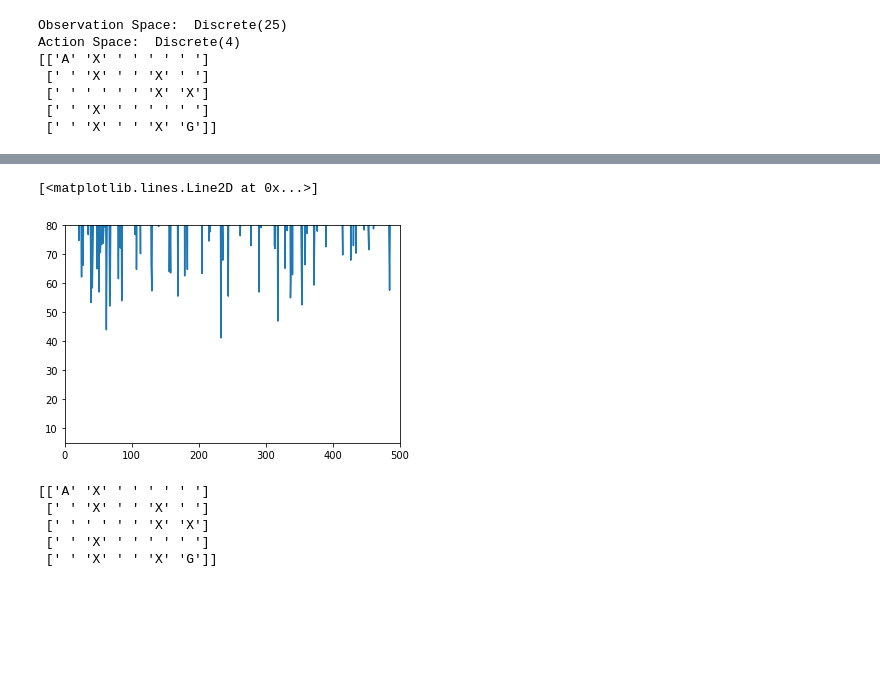
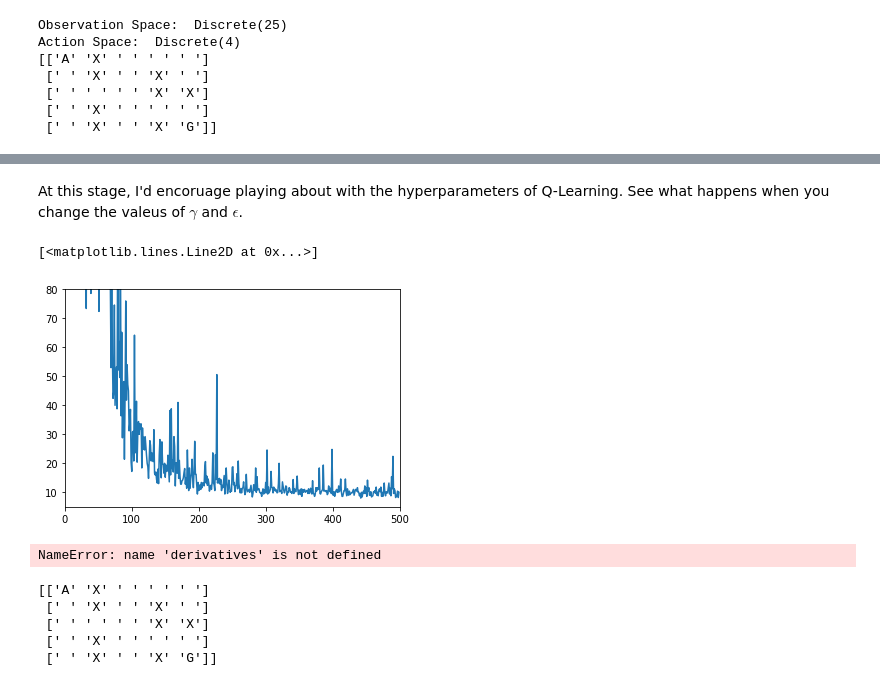
Before and after one commit to adamprice97/RLMasterClass, a Jupyter notebook: BasicRLAlgorithms.ipynb, the cells around one changed output, grey strips where cells are left out. Cells and saved outputs as stored; diff of their text form; code cells hidden in the pictures; blank space fills up the shorter version.

```diff
--- a/BasicRLAlgorithms.ipynb
+++ b/BasicRLAlgorithms.ipynb
@@ -76,0 +138,11 @@ Lets take a closer look at what is going on here.
+# %%
+step_counter = 0
+state = q_solver.env.reset()
+done = False
+while not done:
+    #get an action from the policy
+    action = q_solver.policy(state['state'], q_solver.q_table, q_solver.epsilon)
+    #apply the action in the environment and get the update state from the env
+    state, reward, done, _, _ = maze_env.step(action)
+    step_counter += 1
+print('Goal reached after ' + str(step_counter) + ' steps.')
@@ -91,5 +172,13 @@ sns.heatmap(state_values, annot=True)
+# %% [markdown]
+At this stage, I'd encoruage playing about with the hyperparameters of Q-Learning. See what happens when you change the valeus of $\gamma$ and $\epsilon$.
 # %%
 class one_hot_maze(maze_game):
+
+    def __init__(self, difficulty):
+        super().__init__(difficulty)
+        #This wrapper updates the observation space. It is now best discribed a multibinary.
+        self.observation_space = spaces.MultiBinary(self.maze.shape[0]**2)
+
     def step(self, action):
         state, reward, done, _, _ = super().step(action)
         state_onehot = np.zeros(self.observation_space.n)
@@ -113,7 +202,7 @@ class PolicyGradientSolver():
     def __init__(self, env, policy):
         self.W = np.random.random((env.observation_space.n, env.action_space.n))
         self.lr = .01
-        self.gamma = .99
+        self.gamma = .97
         self.policy = policy
         self.env = env
 
@@ -125,38 +214,45 @@ class PolicyGradientSolver():
             states = [state['state']]
             actions = []
             derivatives = []
+            probs_ = []
             done = False
             while not done:
                 action, probs = self.policy(state, self.W)
+                probs_.append(probs[action])
                 probs = np.expand_dims(probs, 1)
                 jacobian = np.diagflat(probs) - np.dot(probs, probs.T)
                 derivatives.append(jacobian[action])
                 actions.append(action)
                 new_state, reward, done, _, _ = self.env.step(action)
                 states.append(new_state['state'])
                 rewards.append(reward)
                 state = new_state
             steps.append(self.env.steps)
-            states = np.array(states); actions = np.array(actions); derivatives = np.array(derivatives)
+            states = np.array(states); actions = np.array(actions); derivatives = np.array(derivatives); probs_ = np.array(probs_)
             gain = scipy.signal.lfilter([1], [1, float(-self.gamma)], np.array(rewards[::-1]), axis=0)[::-1]
-            for i in range(derivatives.shape[0]):
-                self.W[np.argmax(states[i]),:] += self.lr * derivatives[i] * gain[i]
-
+            #We gather the update to take an average of the loss, this massively reduces variance in the update
+            update = np.zeros((derivatives.shape[0], env.observation_space.n, 4))
+            update[:,np.argmax(states[:-1],axis=1),:] = derivatives * np.log(probs_.reshape(-1,1)) * gain.reshape(-1,1)
+            self.W -= self.lr * update.mean(axis=0)
         return steps
 
 num_trails = 5
 num_episodes = 500
 trails = []
 for i in range(num_trails):
     maze_env = one_hot_maze('easy')
     pq_solver = PolicyGradientSolver(maze_env, softmax_policy)
     trails.append(pq_solver.solve(num_episodes))
 
 plt.axis([0, num_episodes, 5, 80])
 plt.plot(np.array(trails).mean(axis=0))
 # %% [output]
 [<matplotlib.lines.Line2D at 0x...>]
-[figure, old version]
+[figure, new version]
+# %%
+derivatives[i]
+# %% [output]
+NameError: name 'derivatives' is not defined
 # %%
 entropy = []
 for i in range(pq_solver.env.observation_space.n):
```
Also changed, not shown: parts of 19 cells of this notebook, 1 other file.
